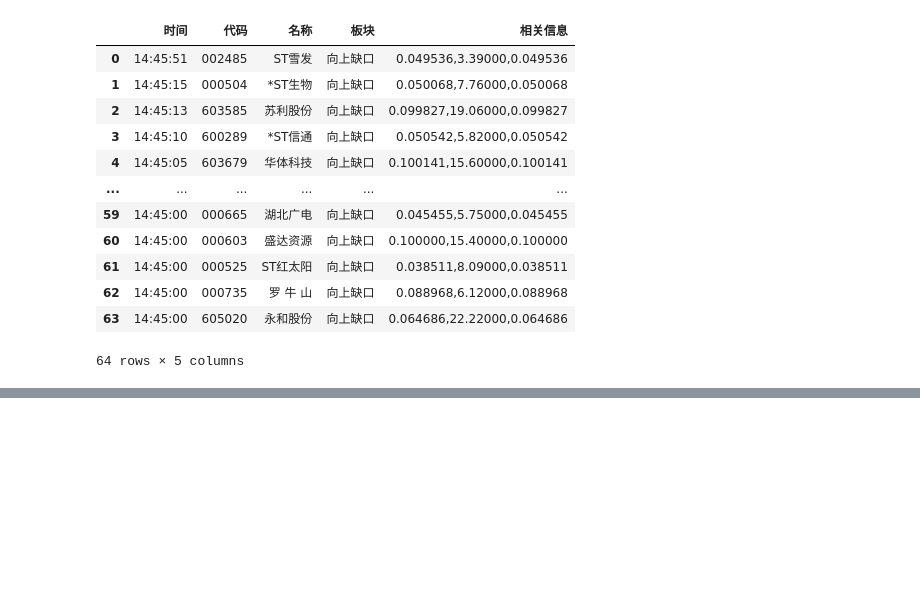
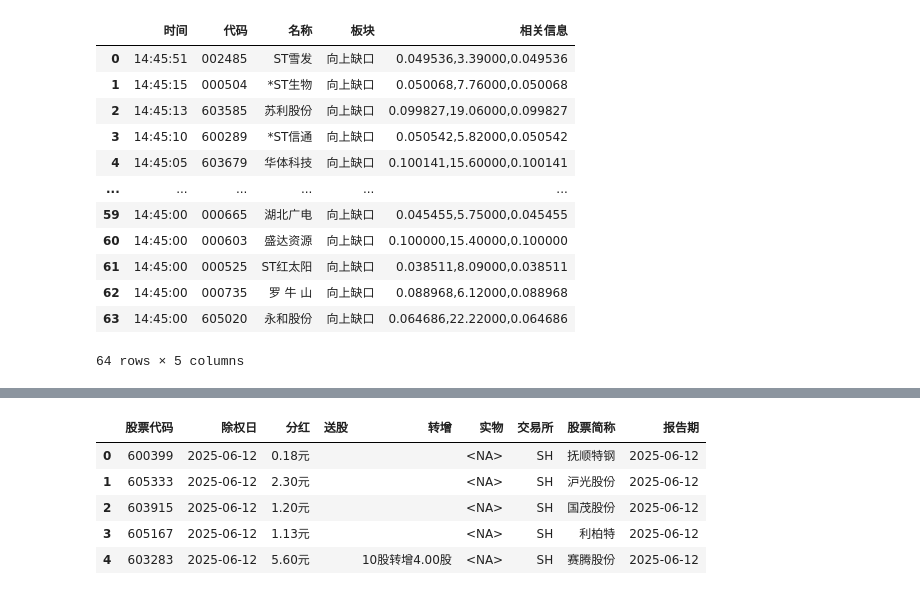
Before and after one commit to EveryFine/GeniusTradeTracker, a Jupyter notebook: tracker/app/akshare/akshare.ipynb, the cells around one changed output, grey strips where cells are left out. Drawn from its saved outputs; the diff is of its cells as text; code cells hidden in the pictures; blank space fills up the shorter version.

```diff
--- a/tracker/app/akshare/akshare.ipynb
+++ b/tracker/app/akshare/akshare.ipynb
@@ -1146,0 +1157,12 @@ stock_changes_em_df
+# %%
+import akshare as ak
+
+news_trade_notify_dividend_baidu_df = ak.news_trade_notify_dividend_baidu(date="202506012")
+news_trade_notify_dividend_baidu_df
+# %% [output]
+|  | 股票代码 | 除权日 | 分红 | 送股 | 转增 | 实物 | 交易所 | 股票简称 | 报告期 |
+| 0 | 600399 | 2025-06-12 | 0.18元 |  |  | <NA> | SH | 抚顺特钢 | 2025-06-12 |
+| 1 | 605333 | 2025-06-12 | 2.30元 |  |  | <NA> | SH | 沪光股份 | 2025-06-12 |
+| 2 | 603915 | 2025-06-12 | 1.20元 |  |  | <NA> | SH | 国茂股份 | 2025-06-12 |
+| 3 | 605167 | 2025-06-12 | 1.13元 |  |  | <NA> | SH | 利柏特 | 2025-06-12 |
+| 4 | 603283 | 2025-06-12 | 5.60元 |  | 10股转增4.00股 | <NA> | SH | 赛腾股份 | 2025-06-12 |
```
Also changed, not shown: parts of 4 cells of this notebook, 9 other files.
